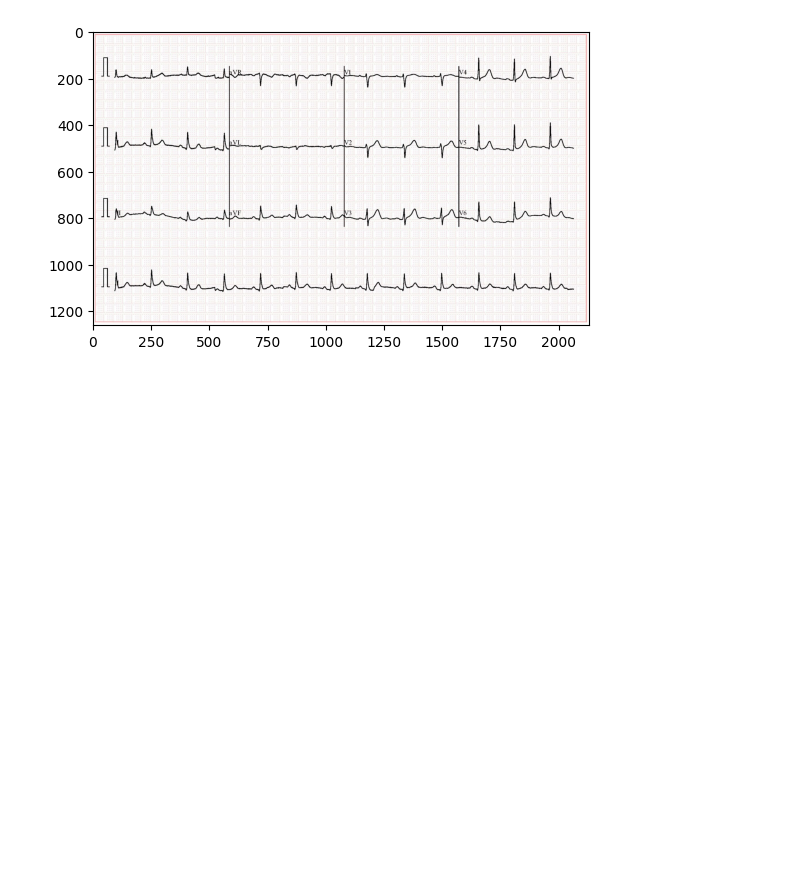
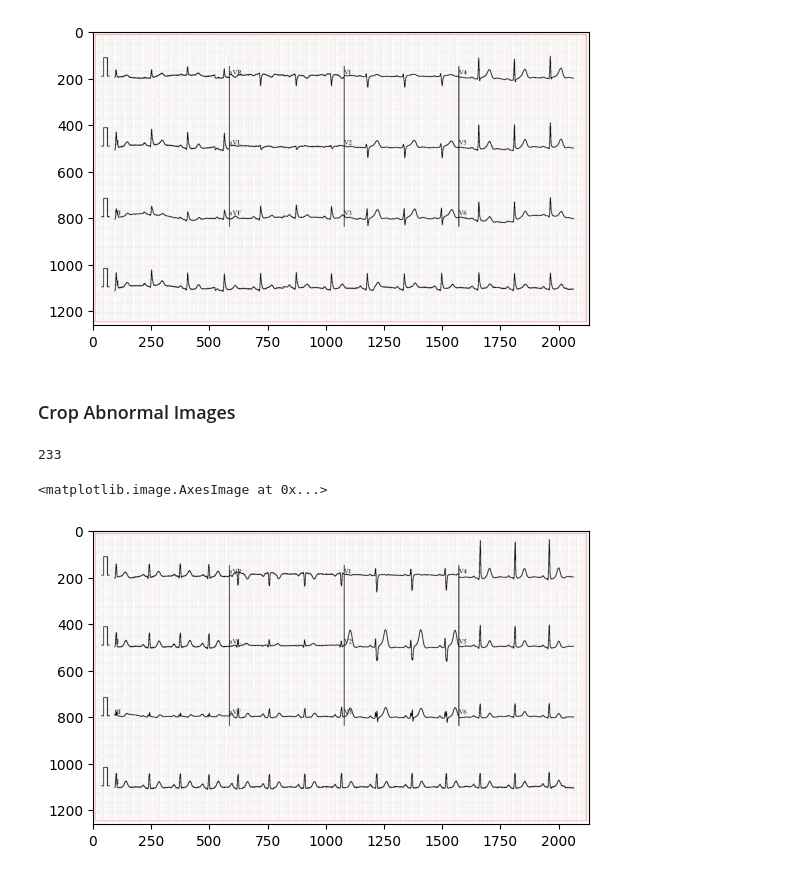
Before and after one commit to arfan64shah/Heart_Disease_Prediction, a Jupyter notebook: ECG_Images_Cropping.ipynb, the cells around one changed output. Drawn from its saved outputs; the diff is of its cells as text; code cells hidden in the pictures; blank space fills up the shorter version.

Commit message:
Added program to crop abnormal ECG images

```diff
--- a/ECG_Images_Cropping.ipynb
+++ b/ECG_Images_Cropping.ipynb
@@ -66,3 +66,38 @@ plt.imshow(normal[283])
 # %% [output]
 <matplotlib.image.AxesImage at 0x...>
 [figure]
+# %% [markdown]
+### Crop Abnormal Images
+# %%
+# crop abnormal images
+
+# delcare a list
+abnormal = []
+
+# loop and read all the abnormal images
+for x in glob.glob(r"C:\Users\Arfan Shah\Downloads\gwbz3fsgp8-2\ECG Images of Patient that have abnormal heartbeat (233x12=2796)\*.*"):
+
+    # read image
+    ab_image = io.imread(x)
+
+    # crop image
+     # initial posotion
+    (x, y) = (270, 60)
+
+    # width and height
+    width, height = 1260, 2130
+
+    crop_image = ab_image[x : x + width, y : y + height]
+
+    abnormal.append(crop_image)
+# %%
+# length of image
+len(abnormal)
+# %% [output]
+233
+# %%
+# show random image
+plt.imshow(abnormal[232])
+# %% [output]
+<matplotlib.image.AxesImage at 0x...>
+[figure, added]
```
Also changed, not shown: parts of 1 cell of this notebook.
